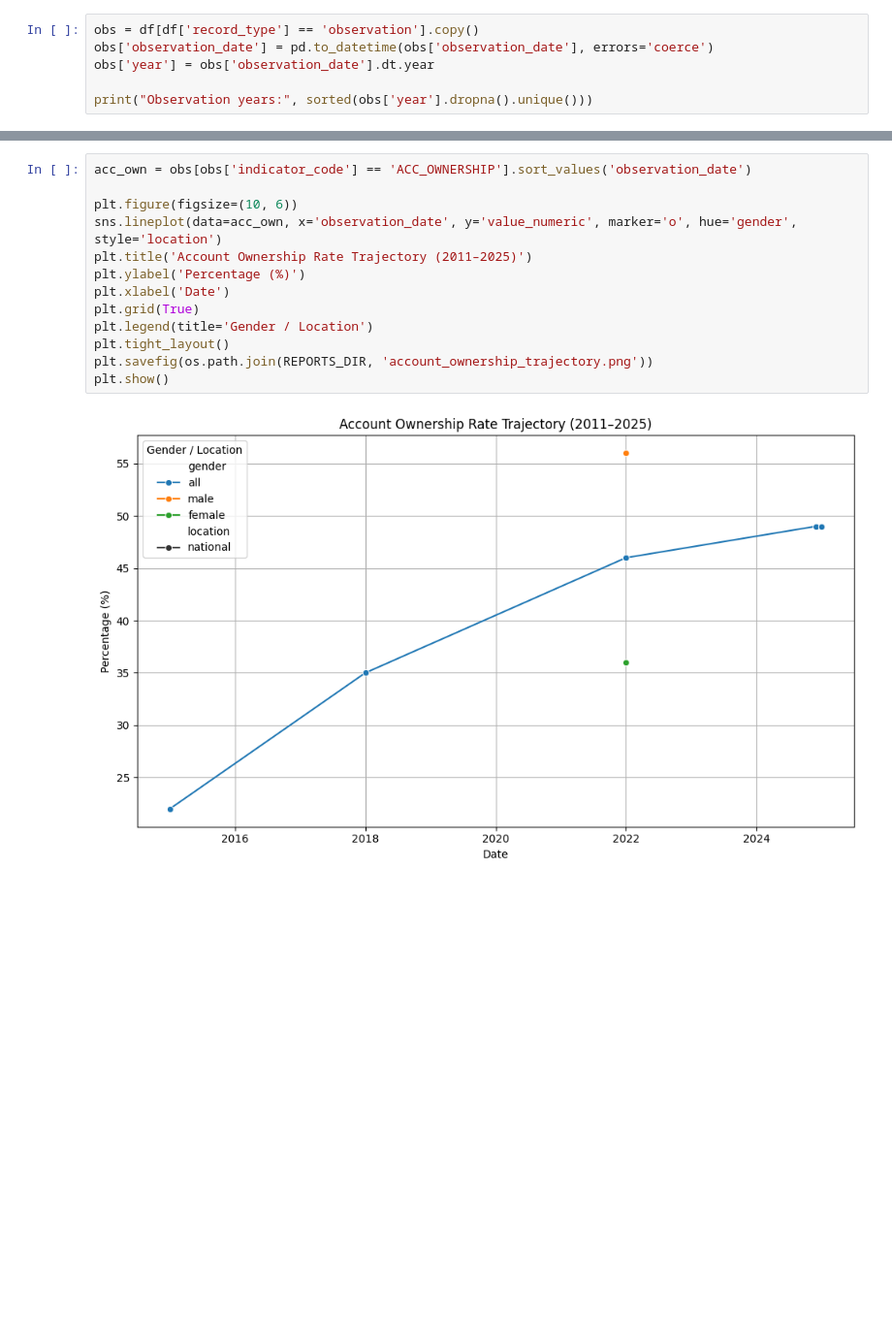
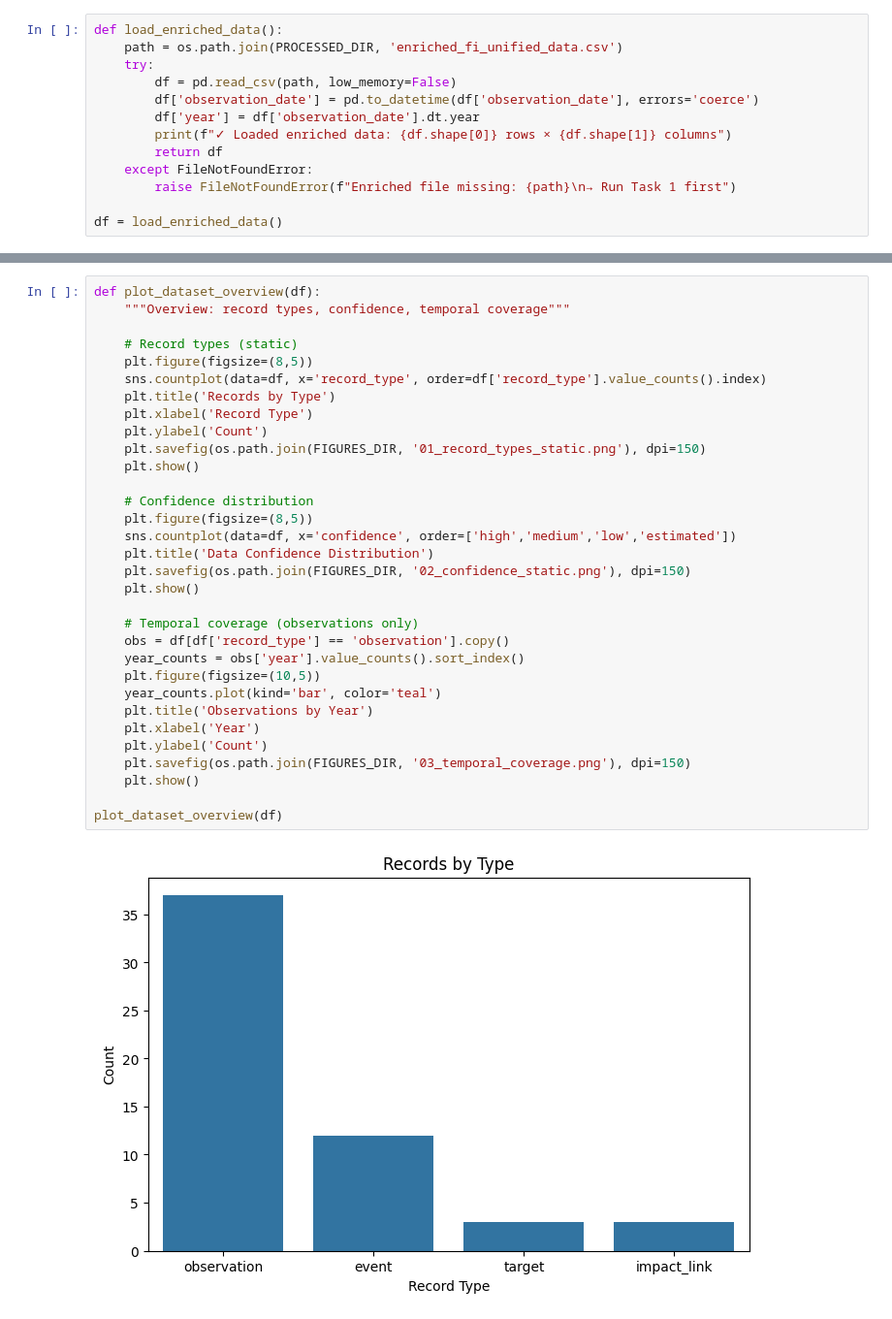
Before and after one commit to bekonad/ethiopia-financial-inclusion-forecast, a Jupyter notebook: notebooks/task2_eda.ipynb, the cells around one changed output, grey strips where cells are left out. Shown at 97% size. Cells and saved outputs as stored; diff of their text form; blank space fills up the shorter version.

Commit message:
Task 2 fully enhanced: modular, rural-urban gap, correlation matrix, all required visualizations

```diff
--- a/notebooks/task2_eda.ipynb
+++ b/notebooks/task2_eda.ipynb
@@ -40,7 +47,14 @@ Name: count, dtype: int64
 # %%
-obs = df[df['record_type'] == 'observation'].copy()
-obs['observation_date'] = pd.to_datetime(obs['observation_date'], errors='coerce')
-obs['year'] = obs['observation_date'].dt.year
+def load_enriched_data():
+    path = os.path.join(PROCESSED_DIR, 'enriched_fi_unified_data.csv')
+    try:
+        df = pd.read_csv(path, low_memory=False)
+        df['observation_date'] = pd.to_datetime(df['observation_date'], errors='coerce')
+        df['year'] = df['observation_date'].dt.year
+        print(f"✓ Loaded enriched data: {df.shape[0]} rows × {df.shape[1]} columns")
+        return df
+    except FileNotFoundError:
+        raise FileNotFoundError(f"Enriched file missing: {path}\n→ Run Task 1 first")
 
-print("Observation years:", sorted(obs['year'].dropna().unique()))
+df = load_enriched_data()
 # %% [output]
@@ -48,15 +65,34 @@ Observation years: [np.int32(2014), np.int32(2017), np.int32(2021), np.int32(202
 # %%
-acc_own = obs[obs['indicator_code'] == 'ACC_OWNERSHIP'].sort_values('observation_date')
+def plot_dataset_overview(df):
+    """Overview: record types, confidence, temporal coverage"""
 
-plt.figure(figsize=(10, 6))
-sns.lineplot(data=acc_own, x='observation_date', y='value_numeric', marker='o', hue='gender', style='location')
-plt.title('Account Ownership Rate Trajectory (2011–2025)')
-plt.ylabel('Percentage (%)')
-plt.xlabel('Date')
-plt.grid(True)
-plt.legend(title='Gender / Location')
-plt.tight_layout()
-plt.savefig(os.path.join(REPORTS_DIR, 'account_ownership_trajectory.png'))
-plt.show()
+    # Record types (static)
+    plt.figure(figsize=(8,5))
+    sns.countplot(data=df, x='record_type', order=df['record_type'].value_counts().index)
+    plt.title('Records by Type')
+    plt.xlabel('Record Type')
+    plt.ylabel('Count')
+    plt.savefig(os.path.join(FIGURES_DIR, '01_record_types_static.png'), dpi=150)
+    plt.show()
+
+    # Confidence distribution
+    plt.figure(figsize=(8,5))
+    sns.countplot(data=df, x='confidence', order=['high','medium','low','estimated'])
+    plt.title('Data Confidence Distribution')
+    plt.savefig(os.path.join(FIGURES_DIR, '02_confidence_static.png'), dpi=150)
+    plt.show()
+
+    # Temporal coverage (observations only)
+    obs = df[df['record_type'] == 'observation'].copy()
+    year_counts = obs['year'].value_counts().sort_index()
+    plt.figure(figsize=(10,5))
+    year_counts.plot(kind='bar', color='teal')
+    plt.title('Observations by Year')
+    plt.xlabel('Year')
+    plt.ylabel('Count')
+    plt.savefig(os.path.join(FIGURES_DIR, '03_temporal_coverage.png'), dpi=150)
+    plt.show()
+
+plot_dataset_overview(df)
 # %% [output]
-[figure, old version]
+[figure, new version]
```
Also changed, not shown: parts of 25 cells of this notebook, 9 other files.
